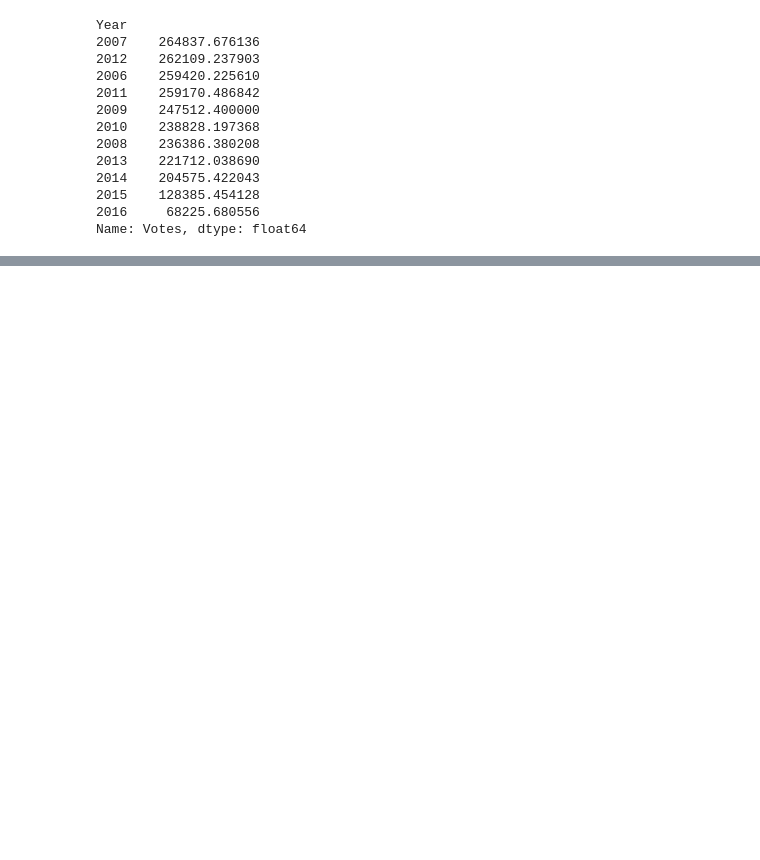
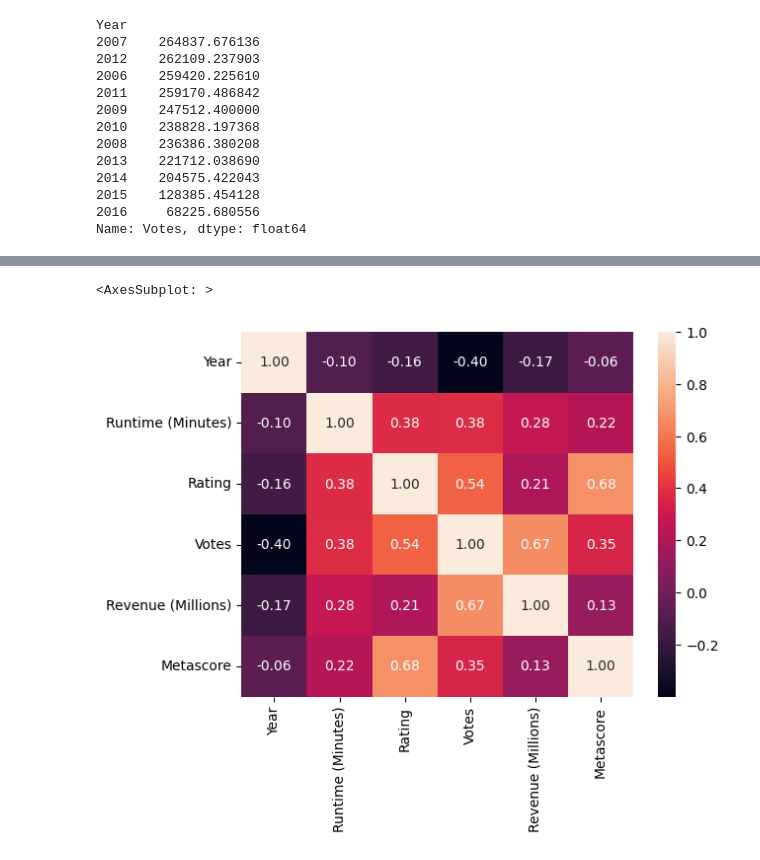
Before and after one commit to AswanthAnu/imdb_film_revenue_prediction, a Jupyter notebook: imdb_eda_file.ipynb, the cells around one changed output, grey strips where cells are left out. Saved outputs shown, nothing was run; the diff lists cells and outputs as text; code cells hidden in the pictures; blank space fills up the shorter version.

```diff
--- a/imdb_eda_file.ipynb
+++ b/imdb_eda_file.ipynb
@@ -216,0 +212,5 @@ sns.heatmap(corr)
+# %%
+sns.heatmap(corr, annot=True, fmt='.2f')
+# %% [output]
+<AxesSubplot: >
+[figure, added]
```
Also changed, not shown: parts of 37 cells of this notebook, 3 other files.
